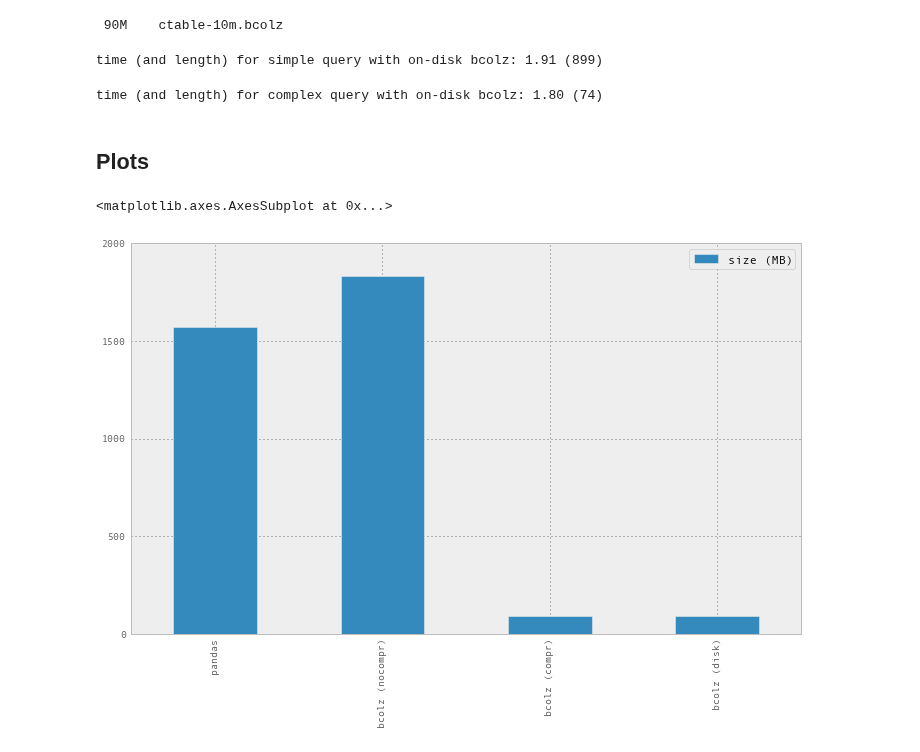
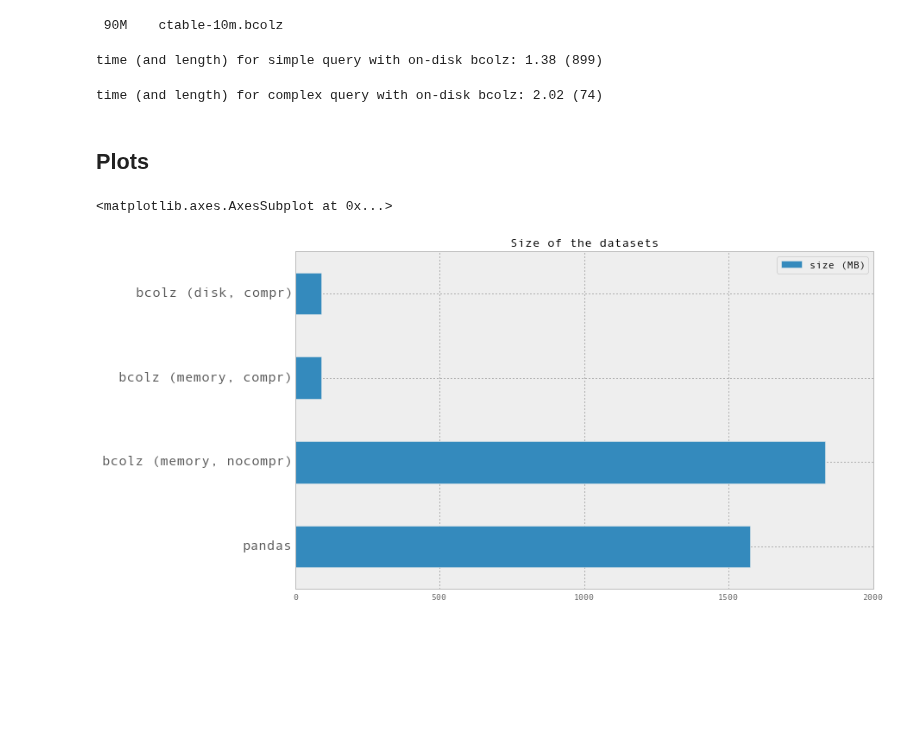
Before and after one commit to Blosc/movielens-bench, a Jupyter notebook: querying-ep14-macair-from2011.ipynb, the cells around one changed output. Cells and saved outputs as stored; diff of their text form; code cells hidden in the pictures; blank space fills up the shorter version.

```diff
--- a/querying-ep14-macair-from2011.ipynb
+++ b/querying-ep14-macair-from2011.ipynb
@@ -16,11 +19,11 @@ zdset = 'ml-10m.blz'
 pdset = 'ml-10m.h5'
 # %%
 # Global settings for bcolz and pandas (for experimenting, modify some of the lines below)
-#bcolz.defaults.cparams['cname'] = 'blosclz'
+bcolz.defaults.cparams['cname'] = 'blosclz'
 bcolz.defaults.cparams['clevel'] = 1
 #bcolz.defaults.eval_vm = "numexpr"
-#bcolz.blosc_set_nthreads(1)
-#bcolz.numexpr.set_num_threads(1)
+#bcolz.blosc_set_nthreads(4)
+#bcolz.numexpr.set_num_threads(4)
 # from pandas.computation import expressions as expr
 # expr.set_use_numexpr(True)
 # expr.set_numexpr_threads(1)
@@ -219,7 +236,7 @@ print("time (and length) for simple query with on-disk bcolz: %.2f (%d)" %
       (dbsmplqtime, len(result)))
 #print repr(result)
 # %% [output]
-time (and length) for simple query with on-disk bcolz: 1.91 (899)
+time (and length) for simple query with on-disk bcolz: 1.38 (899)
 # %%
 # Time for a complex query with the uncompressed ctable
 t0 = time()
@@ -230,6 +247,6 @@ dbcmplxqtime = time() - t0
 print("time (and length) for complex query with on-disk bcolz: %.2f (%d)" %
       (dbcmplxqtime, len(result)))
 # %% [output]
-time (and length) for complex query with on-disk bcolz: 1.80 (74)
+time (and length) for complex query with on-disk bcolz: 2.02 (74)
 # %% [markdown]
 ## Plots
@@ -238,10 +253,13 @@ time (and length) for complex query with on-disk bcolz: 1.80 (74)
 # %%
+%matplotlib inline
 # Sizes
-df = pd.DataFrame({'size (MB)': [dfsize, nzsize, zsize, dbsize]}, index=["pandas", "bcolz (nocompr)", "bcolz (compr)", "bcolz (disk)"])
+index = ["pandas", "bcolz (memory, nocompr)", "bcolz (memory, compr)", "bcolz (disk, compr)"]
+#index = ["bcolz (disk)", "bcolz (compr)", "bcolz (nocompr)", "pandas"]
+df = pd.DataFrame({'size (MB)': [dfsize, nzsize, zsize, dbsize]}, index=index)
 pd.options.display.mpl_style = 'default'
-df.plot(kind='bar', figsize=(12,7))
+df.plot(kind='barh', figsize=(12,7), fontsize=16, title="Size of the datasets")
 # %% [output]
 <matplotlib.axes.AxesSubplot at 0x...>
-[figure, old version]
+[figure, new version]
 # %%
 # Simple query times
```
Also changed, not shown: parts of 21 cells of this notebook, 1 other file.
